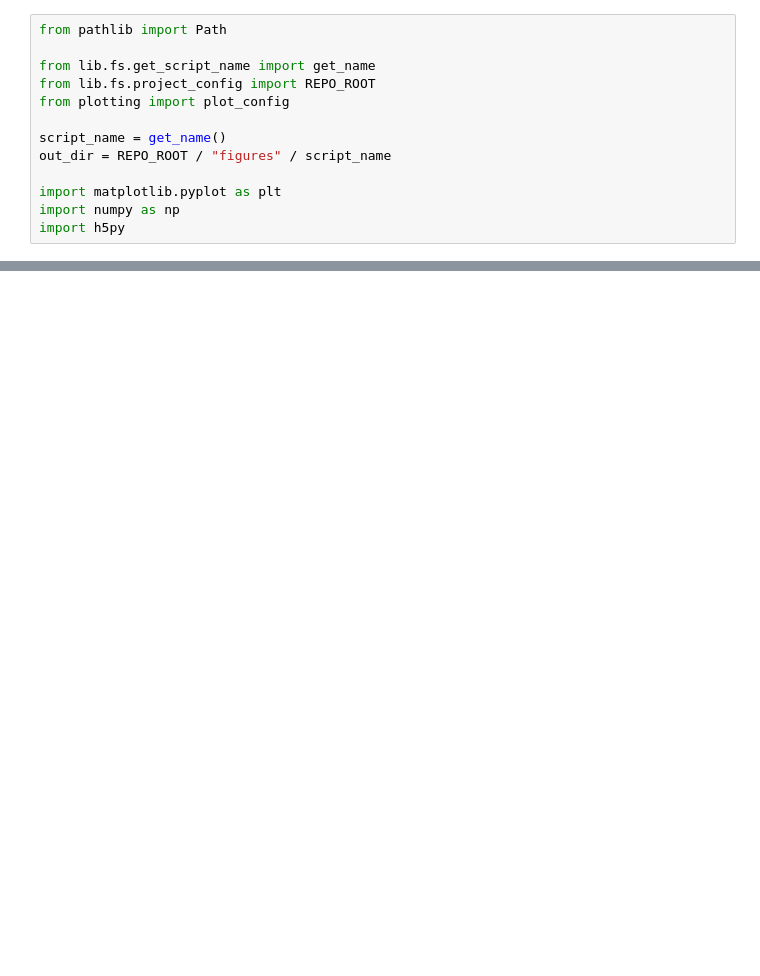
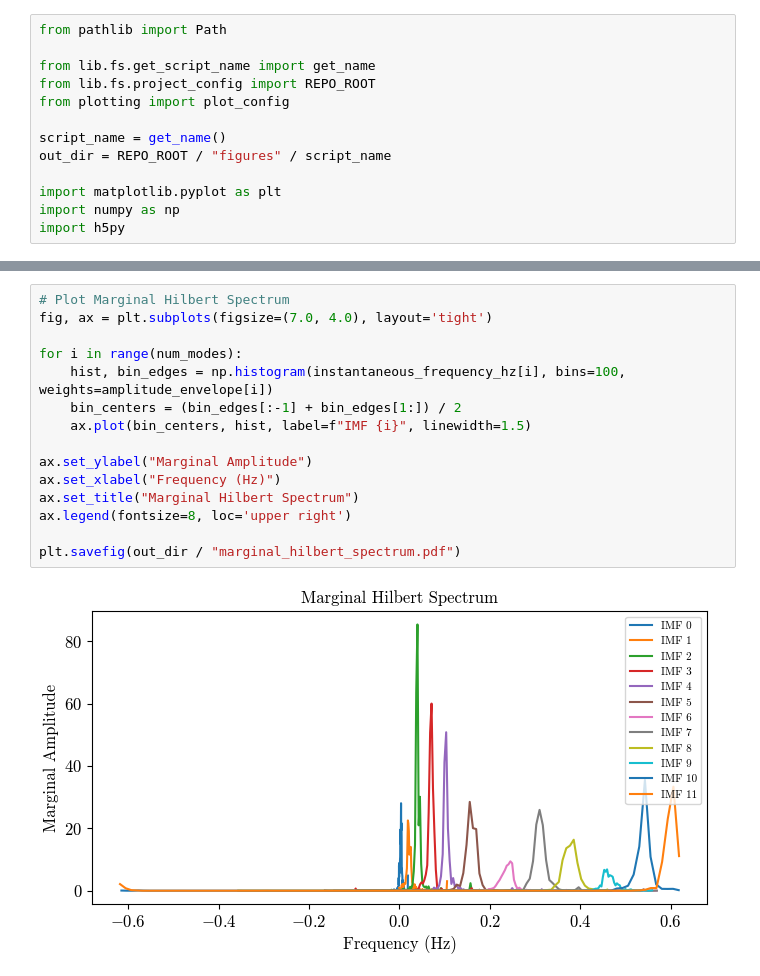
Before and after one commit to ipeglin/masters-thesis-supplementary, a Jupyter notebook: plotting/plot_mvmd_modes.ipynb, the cells around one changed output, grey strips where cells are left out. Drawn from its saved outputs; the diff is of its cells as text; blank space fills up the shorter version.

```diff
--- a/plotting/plot_mvmd_modes.ipynb
+++ b/plotting/plot_mvmd_modes.ipynb
@@ -75,0 +117,17 @@ plt.savefig(SAVE_DIR / "timeseries_modes.pdf")
+# %%
+# Plot Marginal Hilbert Spectrum
+fig, ax = plt.subplots(figsize=(7.0, 4.0), layout='tight')
+
+for i in range(num_modes):
+    hist, bin_edges = np.histogram(instantaneous_frequency_hz[i], bins=100, weights=amplitude_envelope[i])
+    bin_centers = (bin_edges[:-1] + bin_edges[1:]) / 2
+    ax.plot(bin_centers, hist, label=f"IMF {i}", linewidth=1.5)
+
+ax.set_ylabel("Marginal Amplitude")
+ax.set_xlabel("Frequency (Hz)")
+ax.set_title("Marginal Hilbert Spectrum")
+ax.legend(fontsize=8, loc='upper right')
+
+plt.savefig(out_dir / "marginal_hilbert_spectrum.pdf")
+# %% [output]
+[figure, added]
```
Also changed, not shown: parts of 9 cells of this notebook, 3 other files.
